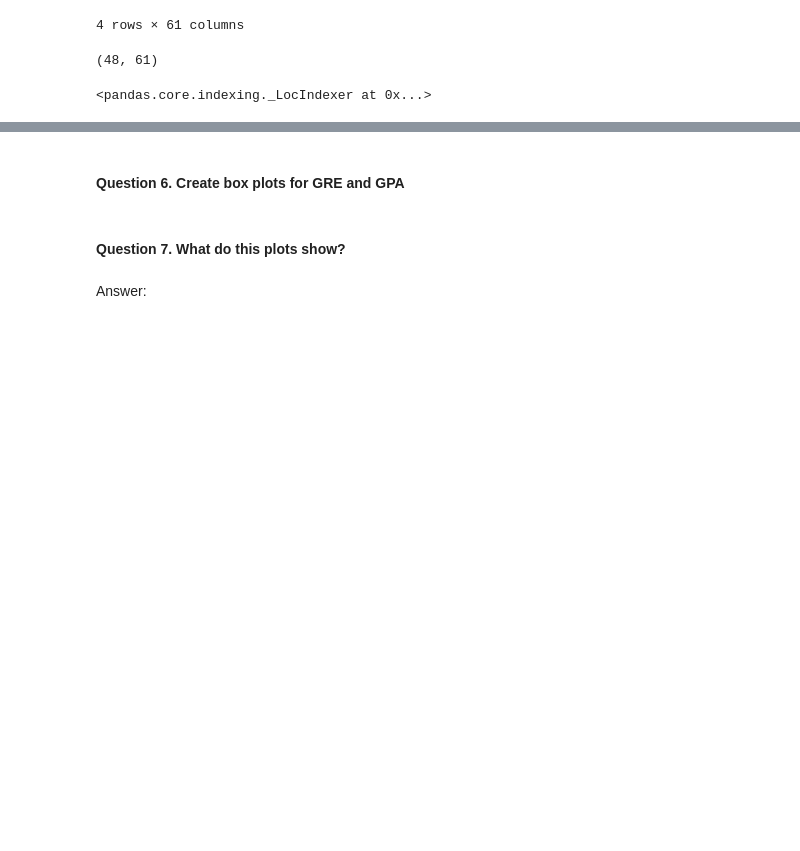
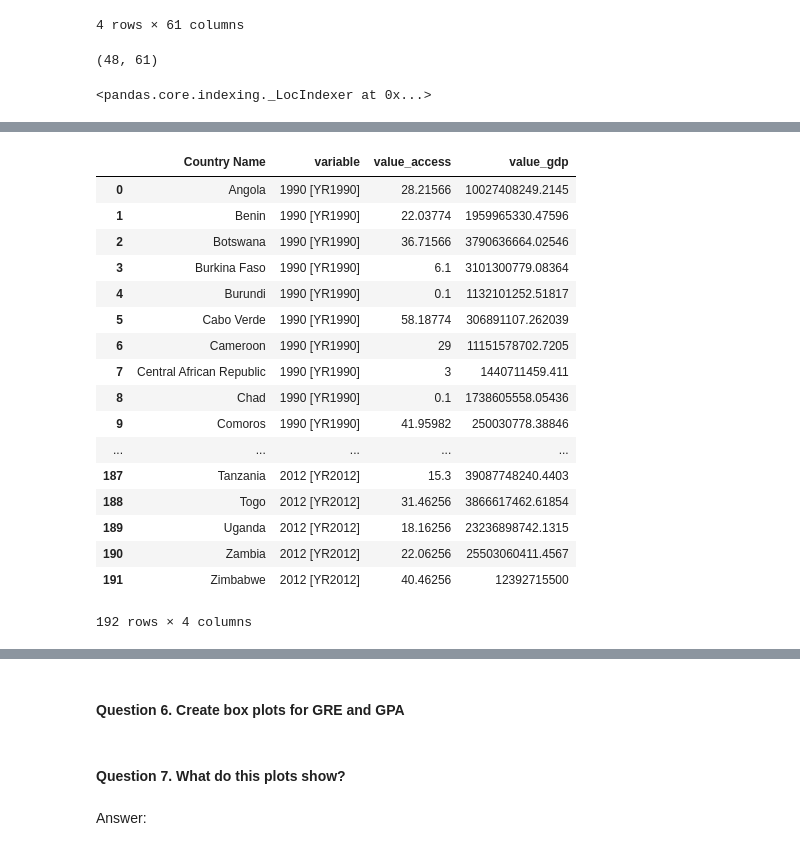
Before and after one commit to ctwoodnyc/ds_homework, a Jupyter notebook: final_project/code/final_proj-CTW.ipynb, the cells around one changed output, grey strips where cells are left out. Drawn from its saved outputs; the diff is of its cells as text; code cells hidden in the pictures; blank space fills up the shorter version.

Commit message:
shape access + gdp data frame

```diff
--- a/final_project/code/final_proj-CTW.ipynb
+++ b/final_project/code/final_proj-CTW.ipynb
@@ -201,6 +201,8 @@ drop.describe()
 | top | GDP (current US$) | NY.GDP.PCAP.KD.ZG | Cameroon | SLE | .. | .. | .. | ... |
 | freq | 48 | 48 | 6 | 6 | 226 | 196 | 194 | ... |
 4 rows × 61 columns
+# %%
+accpop = df_raw[:48]
 # %%
 access = drop[:48]
 access
@@ -263,0 +332,3 @@ a
+# %%
+df_accpop = pd.melt(accpop, id_vars=['Country Name'], value_vars=['1990 [YR1990]','2000 [YR2000]','2010 [YR2010]','2012 [YR2012]'])
+df_accpop
@@ -263,0 +376,3 @@ a
+# %%
+df_gdp = pd.melt(gdp, id_vars=['Country Name'], value_vars=['1990 [YR1990]','2000 [YR2000]','2010 [YR2010]','2012 [YR2012]'])
+df_gdp
@@ -263,0 +398,23 @@ a
+# %%
+#this is our working df!! a/o 12/6/16
+joined = df_accpop.join(df_gdp['value'], lsuffix='_access', rsuffix='_gdp')
+joined
+# %% [output]
+|  | Country Name | variable | value_access | value_gdp |
+| 0 | Angola | 1990 [YR1990] | 28.21566 | 10027408249.2145 |
+| 1 | Benin | 1990 [YR1990] | 22.03774 | 1959965330.47596 |
+| 2 | Botswana | 1990 [YR1990] | 36.71566 | 3790636664.02546 |
+| 3 | Burkina Faso | 1990 [YR1990] | 6.1 | 3101300779.08364 |
+| 4 | Burundi | 1990 [YR1990] | 0.1 | 1132101252.51817 |
+| 5 | Cabo Verde | 1990 [YR1990] | 58.18774 | 306891107.262039 |
+| 6 | Cameroon | 1990 [YR1990] | 29 | 11151578702.7205 |
+| 7 | Central African Republic | 1990 [YR1990] | 3 | 1440711459.411 |
+| 8 | Chad | 1990 [YR1990] | 0.1 | 1738605558.05436 |
+| 9 | Comoros | 1990 [YR1990] | 41.95982 | 250030778.38846 |
+| ... | ... | ... | ... | ... |
+| 187 | Tanzania | 2012 [YR2012] | 15.3 | 39087748240.4403 |
+| 188 | Togo | 2012 [YR2012] | 31.46256 | 3866617462.61854 |
+| 189 | Uganda | 2012 [YR2012] | 18.16256 | 23236898742.1315 |
+| 190 | Zambia | 2012 [YR2012] | 22.06256 | 25503060411.4567 |
+| 191 | Zimbabwe | 2012 [YR2012] | 40.46256 | 12392715500 |
+192 rows × 4 columns
```
Also changed, not shown: parts of 10 cells of this notebook.
